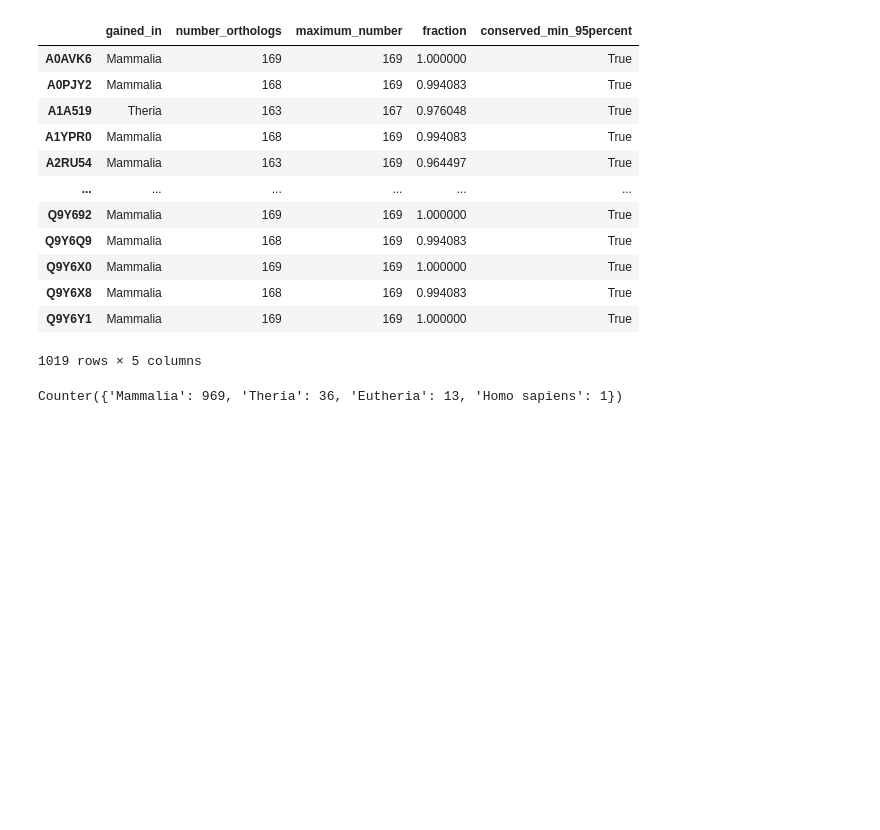
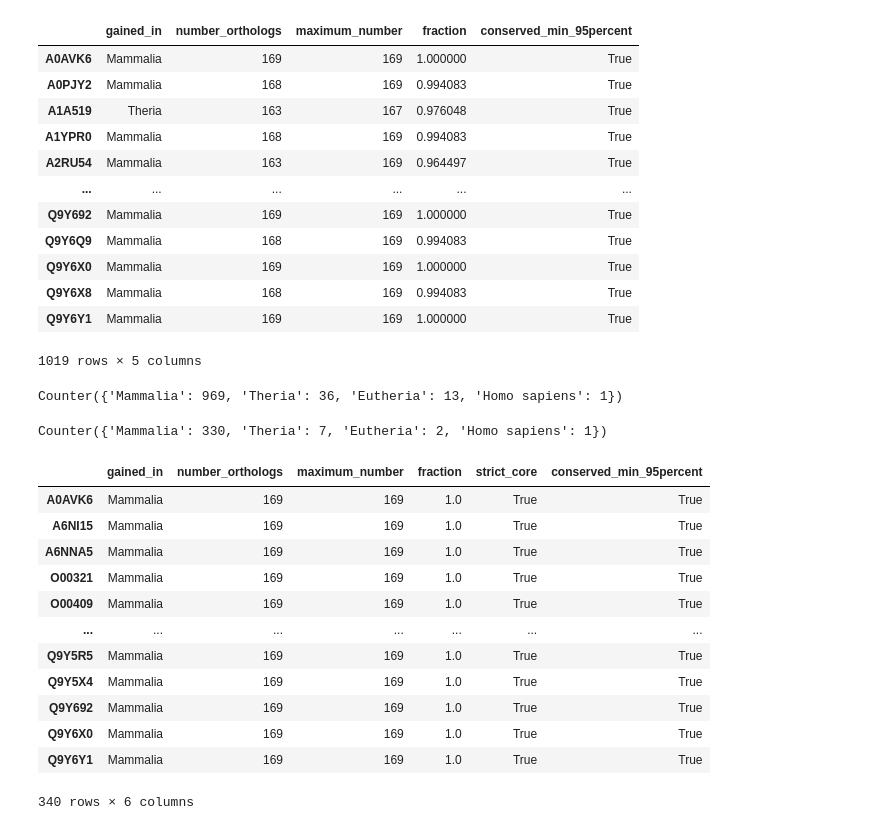
Before and after one commit to felixlangschied/rodent_loss, a Jupyter notebook: analyses/protein_loss/notebooks/date_TFs.ipynb, the cells around one changed output. Saved outputs shown, nothing was run; the diff lists cells and outputs as text; code cells hidden in the pictures; blank space fills up the shorter version.

```diff
--- a/analyses/protein_loss/notebooks/date_TFs.ipynb
+++ b/analyses/protein_loss/notebooks/date_TFs.ipynb
@@ -277,3 +278,22 @@ print(Counter(conserved.gained_in))
 | Q9Y6Y1 | Mammalia | 169 | 169 | 1.000000 | True |
 1019 rows × 5 columns
 Counter({'Mammalia': 969, 'Theria': 36, 'Eutheria': 13, 'Homo sapiens': 1})
+# %%
+strict_core = overview[overview.strict_core]
+print(Counter(strict_core.gained_in))
+display(strict_core)
+# %% [output]
+Counter({'Mammalia': 330, 'Theria': 7, 'Eutheria': 2, 'Homo sapiens': 1})
+|  | gained_in | number_orthologs | maximum_number | fraction | strict_core | conserved_min_95percent |
+| A0AVK6 | Mammalia | 169 | 169 | 1.0 | True | True |
+| A6NI15 | Mammalia | 169 | 169 | 1.0 | True | True |
+| A6NNA5 | Mammalia | 169 | 169 | 1.0 | True | True |
+| O00321 | Mammalia | 169 | 169 | 1.0 | True | True |
+| O00409 | Mammalia | 169 | 169 | 1.0 | True | True |
+| ... | ... | ... | ... | ... | ... | ... |
+| Q9Y5R5 | Mammalia | 169 | 169 | 1.0 | True | True |
+| Q9Y5X4 | Mammalia | 169 | 169 | 1.0 | True | True |
+| Q9Y692 | Mammalia | 169 | 169 | 1.0 | True | True |
+| Q9Y6X0 | Mammalia | 169 | 169 | 1.0 | True | True |
+| Q9Y6Y1 | Mammalia | 169 | 169 | 1.0 | True | True |
+340 rows × 6 columns
```
Also changed, not shown: parts of 1 cell of this notebook, 1 other file.
